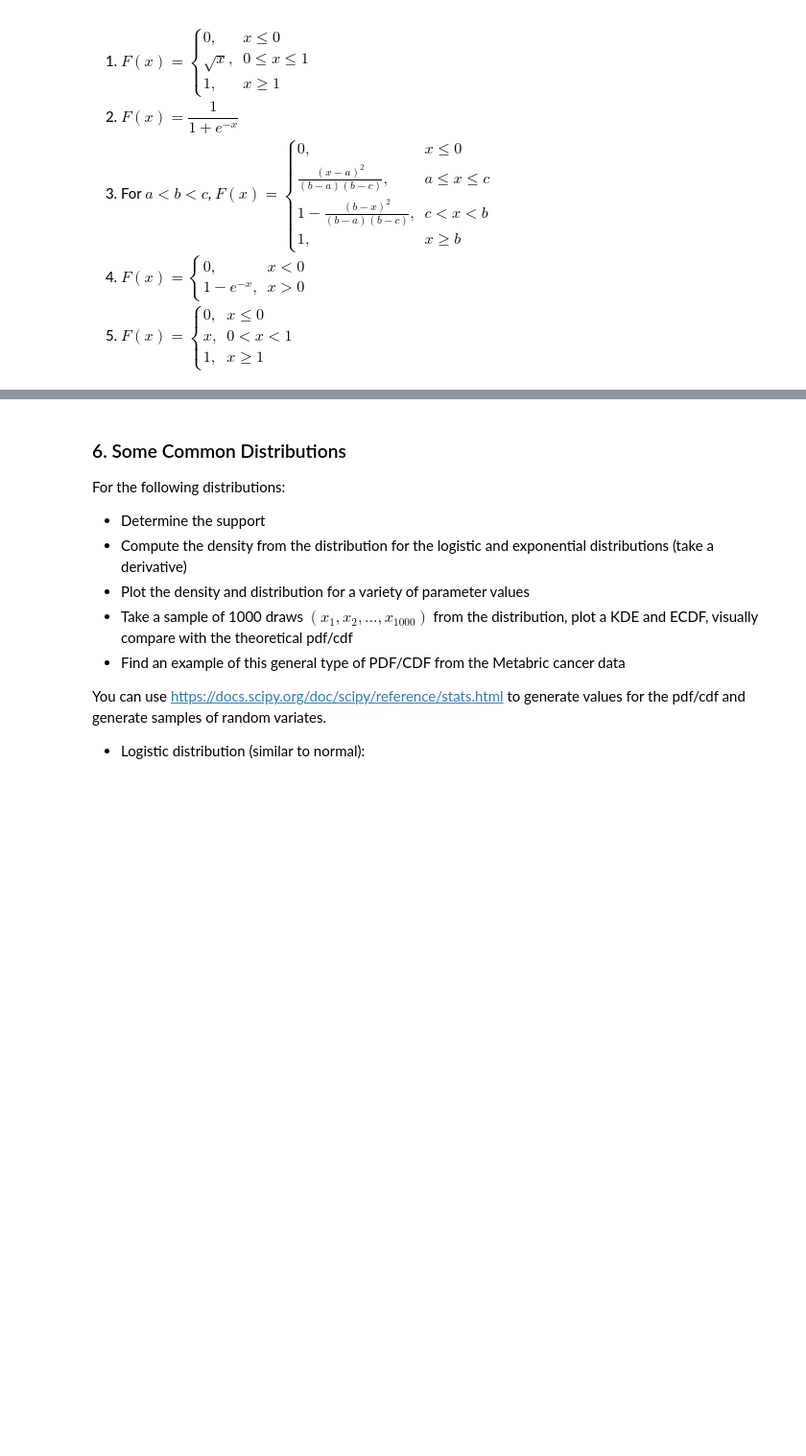
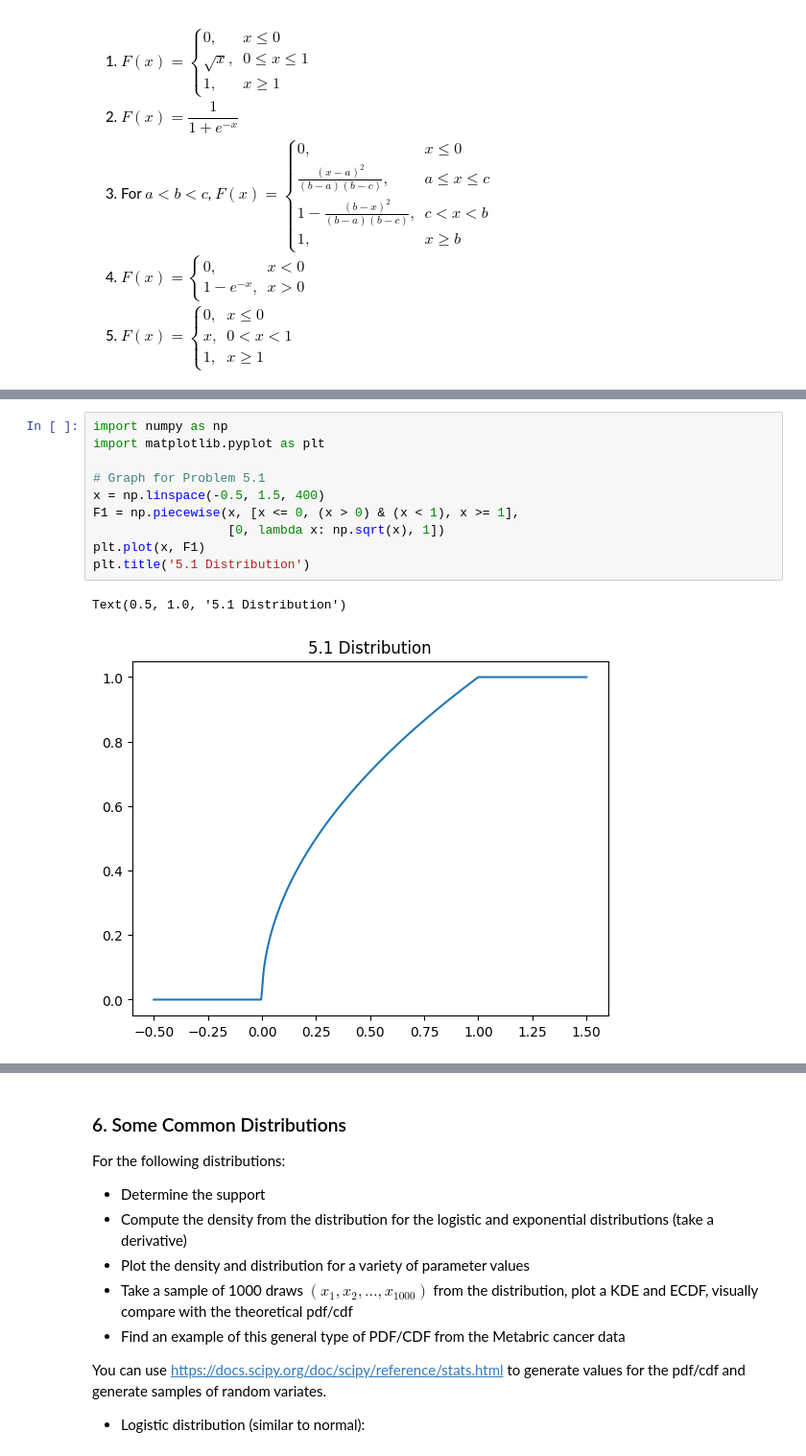
Before and after one commit to Poptartmeow/practice1, a Jupyter notebook: assignment_6_Tianyin_Mao.ipynb, the cells around one changed output, grey strips where cells are left out. Shown: that part at 96% size. Saved outputs shown, nothing was run; the diff lists cells and outputs as text; blank space fills up the shorter version.

```diff
--- a/assignment_6_Tianyin_Mao.ipynb
+++ b/assignment_6_Tianyin_Mao.ipynb
@@ -139,0 +177,13 @@ $
+# %%
+import numpy as np
+import matplotlib.pyplot as plt
+
+# Graph for Problem 5.1
+x = np.linspace(-0.5, 1.5, 400)
+F1 = np.piecewise(x, [x <= 0, (x > 0) & (x < 1), x >= 1],
+                  [0, lambda x: np.sqrt(x), 1])
+plt.plot(x, F1)
+plt.title('5.1 Distribution')
+# %% [output]
+Text(0.5, 1.0, '5.1 Distribution')
+[figure, added]
```
Also changed, not shown: parts of 5 cells of this notebook.
